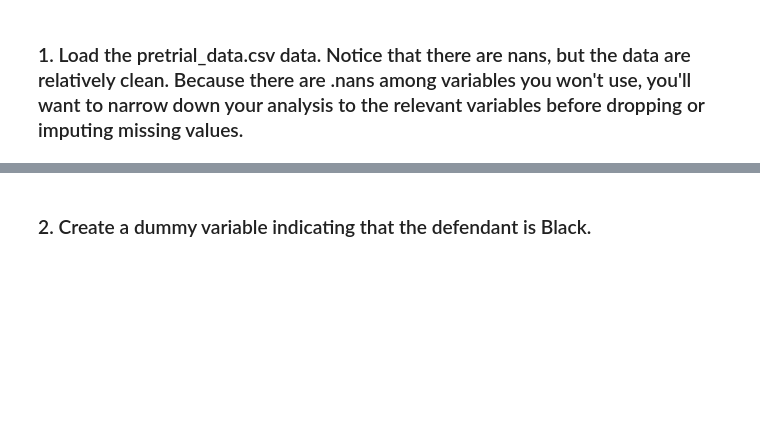
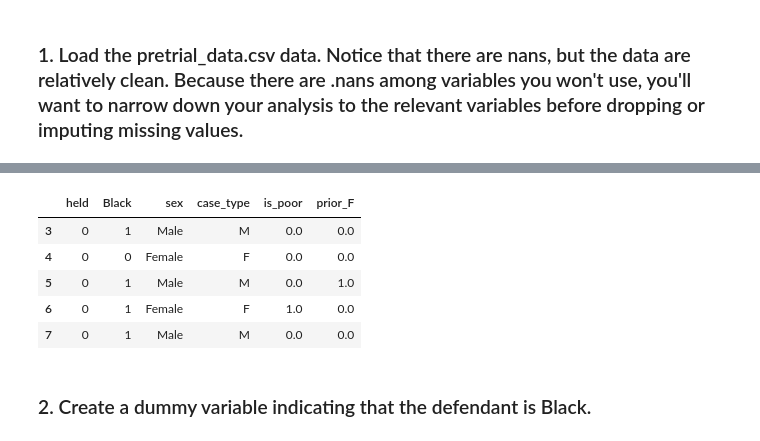
Before and after one commit to Catherine-Nguyen88/linearRegression, a Jupyter notebook: assignment.ipynb, the cells around one changed output, grey strips where cells are left out. Drawn from its saved outputs; the diff is of its cells as text; code cells hidden in the pictures; blank space fills up the shorter version.

```diff
--- a/assignment.ipynb
+++ b/assignment.ipynb
@@ -248,2 +271,11 @@ What happens to the coefficient on the Black dummy variable as you include more
+# %%
+df2.head()
+# %% [output]
+|  | held | Black | sex | case_type | is_poor | prior_F |
+| 3 | 0 | 1 | Male | M | 0.0 | 0.0 |
+| 4 | 0 | 0 | Female | F | 0.0 | 0.0 |
+| 5 | 0 | 1 | Male | M | 0.0 | 1.0 |
+| 6 | 0 | 1 | Female | F | 1.0 | 0.0 |
+| 7 | 0 | 1 | Male | M | 0.0 | 0.0 |
 # %% [markdown]
 ### 2. Create a dummy variable indicating that the defendant is Black.
```
Also changed, not shown: parts of 15 cells of this notebook.
